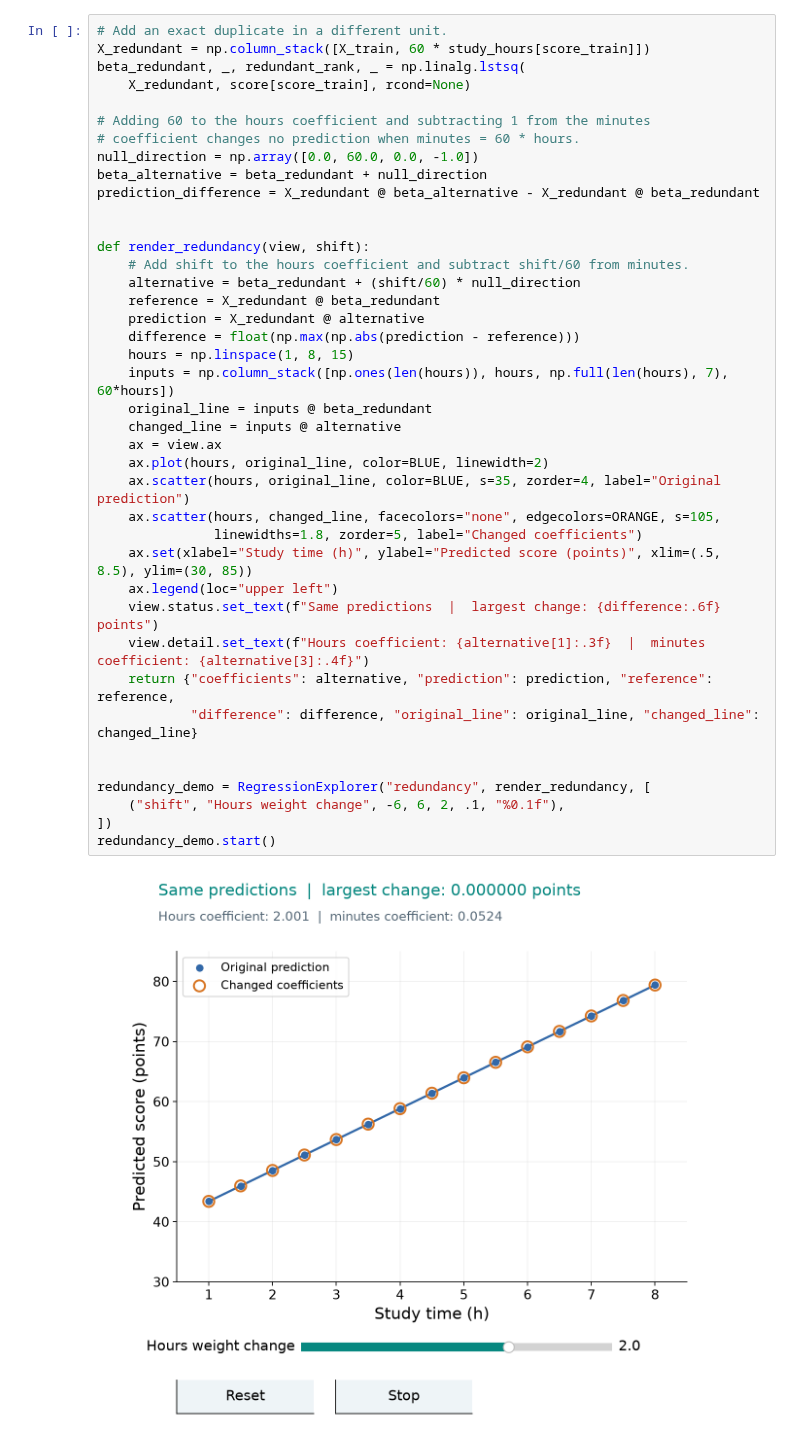
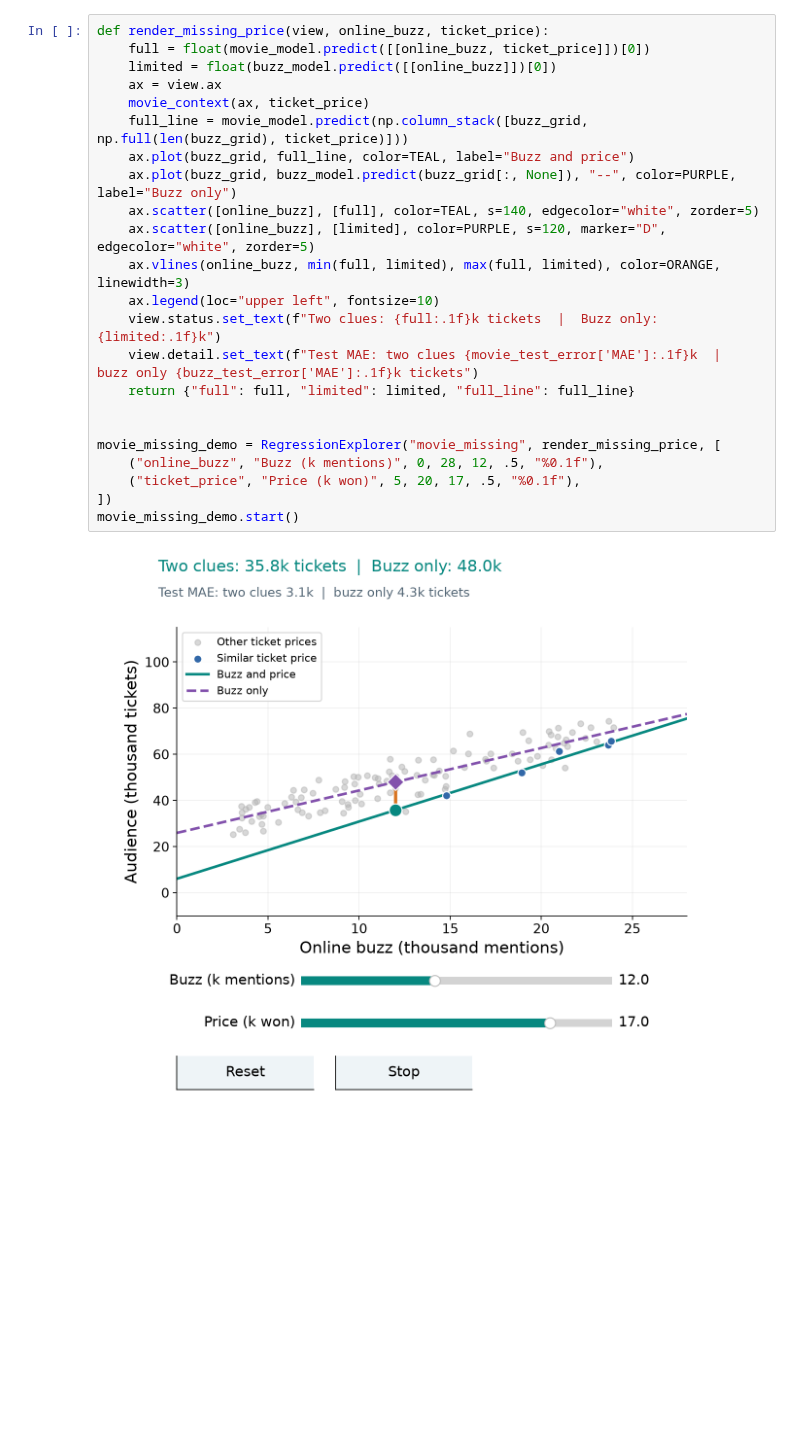
Before and after one commit to sonamu-jun/introduction-to-ai-convergence, a Jupyter notebook: 06-1_Regression/03_multiple_linear_regression.ipynb, the cells around one changed output. Cells and saved outputs as stored; diff of their text form; blank space fills up the shorter version.

```diff
--- a/06-1_Regression/03_multiple_linear_regression.ipynb
+++ b/06-1_Regression/03_multiple_linear_regression.ipynb
@@ -256,43 +222,26 @@ A large correlation between two inputs is a warning rather than an automatic del
 # %%
-# Add an exact duplicate in a different unit.
-X_redundant = np.column_stack([X_train, 60 * study_hours[score_train]])
-beta_redundant, _, redundant_rank, _ = np.linalg.lstsq(
-    X_redundant, score[score_train], rcond=None)
-
-# Adding 60 to the hours coefficient and subtracting 1 from the minutes
-# coefficient changes no prediction when minutes = 60 * hours.
-null_direction = np.array([0.0, 60.0, 0.0, -1.0])
-beta_alternative = beta_redundant + null_direction
-prediction_difference = X_redundant @ beta_alternative - X_redundant @ beta_redundant
+def render_missing_price(view, online_buzz, ticket_price):
+    full = float(movie_model.predict([[online_buzz, ticket_price]])[0])
+    limited = float(buzz_model.predict([[online_buzz]])[0])
+    ax = view.ax
+    movie_context(ax, ticket_price)
+    full_line = movie_model.predict(np.column_stack([buzz_grid, np.full(len(buzz_grid), ticket_price)]))
+    ax.plot(buzz_grid, full_line, color=TEAL, label="Buzz and price")
+    ax.plot(buzz_grid, buzz_model.predict(buzz_grid[:, None]), "--", color=PURPLE, label="Buzz only")
+    ax.scatter([online_buzz], [full], color=TEAL, s=140, edgecolor="white", zorder=5)
+    ax.scatter([online_buzz], [limited], color=PURPLE, s=120, marker="D", edgecolor="white", zorder=5)
+    ax.vlines(online_buzz, min(full, limited), max(full, limited), color=ORANGE, linewidth=3)
+    ax.legend(loc="upper left", fontsize=10)
+    view.status.set_text(f"Two clues: {full:.1f}k tickets  |  Buzz only: {limited:.1f}k")
+    view.detail.set_text(f"Test MAE: two clues {movie_test_error['MAE']:.1f}k  |  buzz only {buzz_test_error['MAE']:.1f}k tickets")
+    return {"full": full, "limited": limited, "full_line": full_line}
 
 
-def render_redundancy(view, shift):
-    # Add shift to the hours coefficient and subtract shift/60 from minutes.
-    alternative = beta_redundant + (shift/60) * null_direction
-    reference = X_redundant @ beta_redundant
-    prediction = X_redundant @ alternative
-    difference = float(np.max(np.abs(prediction - reference)))
-    hours = np.linspace(1, 8, 15)
-    inputs = np.column_stack([np.ones(len(hours)), hours, np.full(len(hours), 7), 60*hours])
-    original_line = inputs @ beta_redundant
-    changed_line = inputs @ alternative
-    ax = view.ax
-    ax.plot(hours, original_line, color=BLUE, linewidth=2)
-    ax.scatter(hours, original_line, color=BLUE, s=35, zorder=4, label="Original prediction")
-    ax.scatter(hours, changed_line, facecolors="none", edgecolors=ORANGE, s=105,
-               linewidths=1.8, zorder=5, label="Changed coefficients")
-    ax.set(xlabel="Study time (h)", ylabel="Predicted score (points)", xlim=(.5, 8.5), ylim=(30, 85))
-    ax.legend(loc="upper left")
-    view.status.set_text(f"Same predictions  |  largest change: {difference:.6f} points")
-    view.detail.set_text(f"Hours coefficient: {alternative[1]:.3f}  |  minutes coefficient: {alternative[3]:.4f}")
-    return {"coefficients": alternative, "prediction": prediction, "reference": reference,
-            "difference": difference, "original_line": original_line, "changed_line": changed_line}
-
-
-redundancy_demo = RegressionExplorer("redundancy", render_redundancy, [
-    ("shift", "Hours weight change", -6, 6, 2, .1, "%0.1f"),
+movie_missing_demo = RegressionExplorer("movie_missing", render_missing_price, [
+    ("online_buzz", "Buzz (k mentions)", 0, 28, 12, .5, "%0.1f"),
+    ("ticket_price", "Price (k won)", 5, 20, 17, .5, "%0.1f"),
 ])
-redundancy_demo.start()
+movie_missing_demo.start()
 # %% [output]
-[figure, old version]
+[figure, new version]
 # %% [markdown]
```
Also changed, not shown: parts of 5 cells of this notebook, 25 other files.
